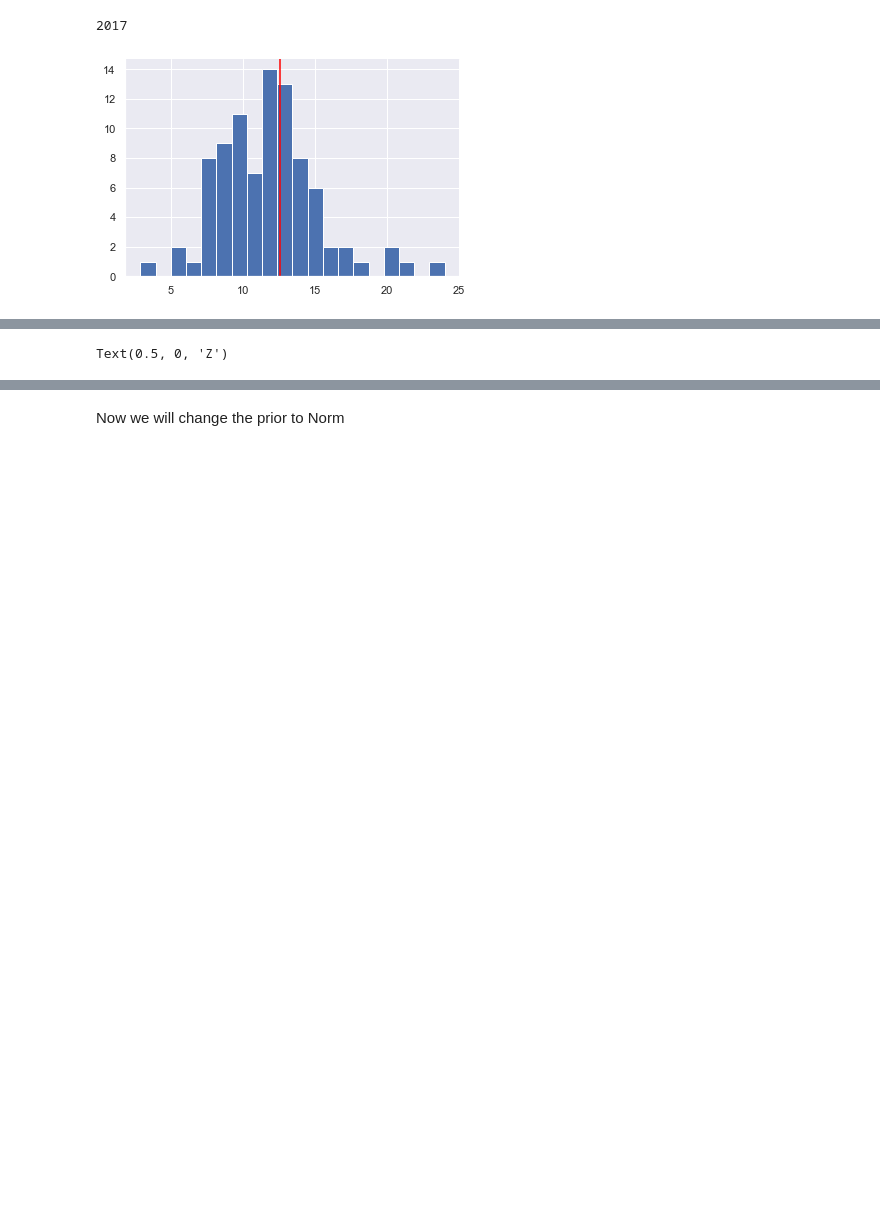
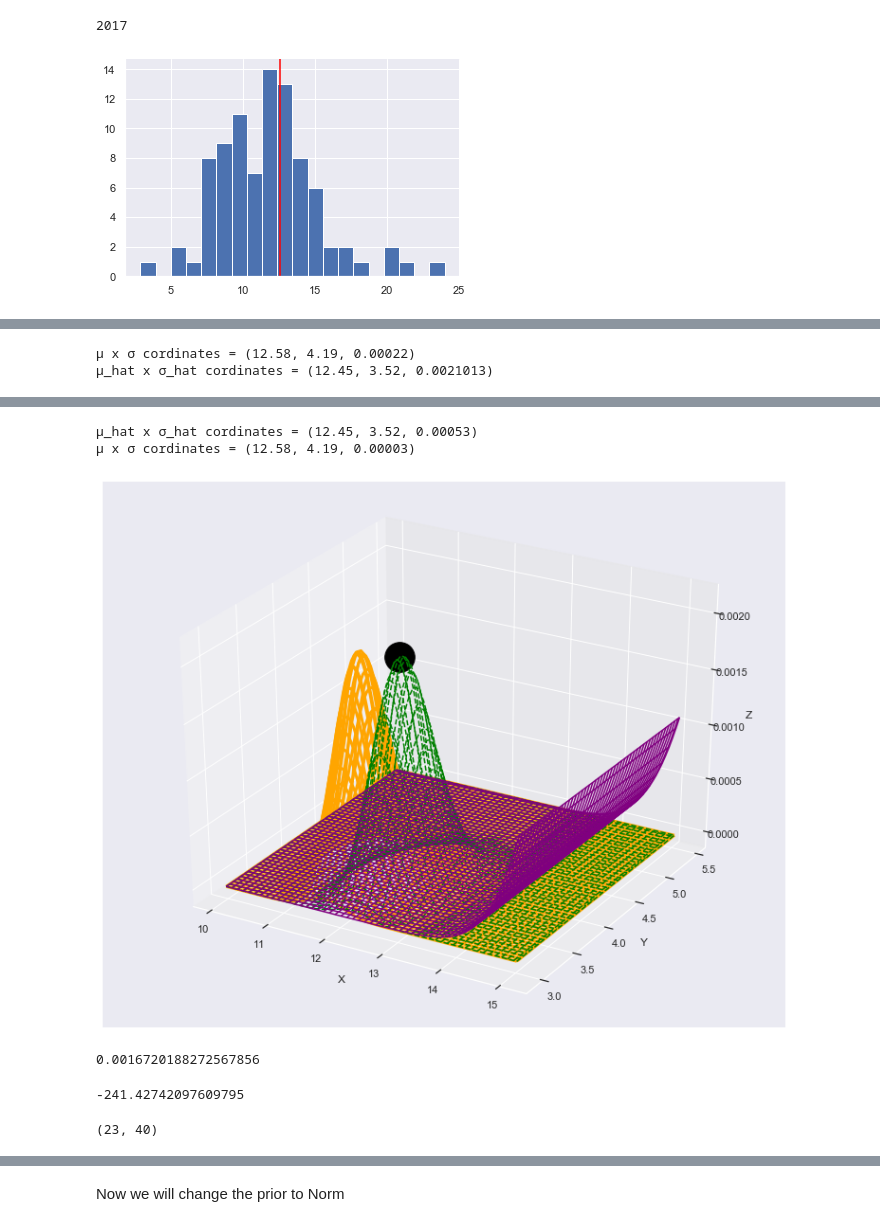
Before and after one commit to guygozlan/SciComPy_NBA, a Jupyter notebook: NBA_ver3.ipynb, the cells around one changed output, grey strips where cells are left out. Drawn from its saved outputs; the diff is of its cells as text; code cells hidden in the pictures; blank space fills up the shorter version.

```diff
--- a/NBA_ver3.ipynb
+++ b/NBA_ver3.ipynb
@@ -437,0 +436,17 @@ for μi, μ_ in enumerate(μ_range):
+# %%
+# Create grid and calc prior, likelihood and posterior for each
+μ_range = np.linspace(μ*0.8, μ*1.2, 100)
+σ_range = np.linspace(σ*0.7, σ*1.3, 100)
+
+X, Y = np.meshgrid(μ_range, σ_range)
+
+pri_grid_norm = np.empty([len(μ_range), len(σ_range)])
+lik_grid_norm = np.empty([len(μ_range), len(σ_range)])
+post_grid_norm = np.empty([len(μ_range), len(σ_range)])
+
+#TODO: make this function more efficient
+for μi, μ_ in enumerate(μ_range):
+    for σi, σ_ in enumerate(σ_range):
+        pri_grid_norm[σi][μi] = np.exp(log_prior_norm((μ_, σ_)))
+        lik_grid_norm[σi][μi] = np.exp(log_likelihood((μ_, σ_), one_pos_one_year_d))
+        post_grid_norm[σi][μi] = np.exp(log_posterior_norm((μ_, σ_), one_pos_one_year_d))
@@ -438,17 +457,35 @@ for μi, μ_ in enumerate(μ_range):
+# %%
+print (f'μ x σ cordinates = ({μ:.2f}, {σ:.2f}, {np.exp(log_posterior_norm((μ, σ), one_pos_one_year_d))/post_grid_norm.sum():.5f})')
+
+σ_hat_idx, μ_hat_idx = np.unravel_index(post_grid_norm.argmax(), post_grid_norm.shape)
+μ_hat, σ_hat = μ_range[μ_hat_idx], σ_range[σ_hat_idx]
+print (f'μ_hat x σ_hat cordinates = ({μ_hat:.2f}, {σ_hat:.2f}, {np.exp(log_posterior_norm((μ_hat, σ_hat), one_pos_one_year_d))/post_grid_norm.sum():.7f})')
+# %% [output]
+μ x σ cordinates = (12.58, 4.19, 0.00022)
+μ_hat x σ_hat cordinates = (12.45, 3.52, 0.0021013)
 # %%
+#TODO: Plot one plot with only prior
+
+print (f'μ_hat x σ_hat cordinates = ({μ_hat:.2f}, {σ_hat:.2f}, {np.exp(log_posterior_uni((μ_hat, σ_hat), one_pos_one_year_d))/post_grid_uni.sum():.5f})')
+print (f'μ x σ cordinates = ({μ:.2f}, {σ:.2f}, {np.exp(log_posterior_uni((μ, σ), one_pos_one_year_d))/post_grid_uni.sum():.5f})')
+# print (f'Max likelihood = {max(np.exp(log_posterior_norm((μ_hat, σ_hat), one_pos_one_year_d))/post_grid_norm.sum())}')
+
 fig = plt.figure(figsize=((10,8)))
 ax = Axes3D(fig)
-# ax.plot_surface(X, Y, pri_grid, rstride=1, cstride=1) #, cmap=cm.jet, linewidth=1, antialiased=True)
-# ax.plot_surface(X, Y, lik_grid)
-# ax.plot_surface(X, Y, post_grid)
-ax.plot_wireframe(X, Y, (lik_grid/lik_grid.sum()),  color='orange')
-ax.plot_wireframe(X, Y, (post_grid/post_grid.sum()), color='green', linestyle='--')
-# plt.xlabel('X')
+
+ax.plot_wireframe(X, Y, (lik_grid_norm/lik_grid_norm.sum()),  lw=3, color='orange')
+ax.plot_wireframe(X, Y, (post_grid_norm/post_grid_norm.sum()), color='green', linestyle='--')
+ax.plot_wireframe(X, Y, (pri_grid_norm/pri_grid_norm.sum()),  color='purple')
+
+ax.set_xlabel('X')
 ax.set_ylabel('Y')
 ax.set_zlabel('Z')
+ax.scatter([μ_hat], [σ_hat], [np.exp(log_posterior_norm((μ_hat, σ_hat), one_pos_one_year_d))/post_grid_norm.sum()], s=1000, color='black', label='$\hat{μ}$')
+ax.scatter([μ], [σ], [np.exp(log_posterior_norm((μ, σ), one_pos_one_year_d))/post_grid_norm.sum()], color='red', s=1000)
 # ax.scatter(m[i,0],m[i,1],m[i,2],color='b')
 # ax.scatter([μ_hat], [σ_hat], [np.exp(log_posterior_uni((μ_hat, σ_hat), one_pos_one_year_d))/post_grid.sum()], s=1000, color='red')
 # ax.scatter([μ], [σ], [np.exp(log_posterior_uni((μ, σ), one_pos_one_year_d))/post_grid.sum()], color='black', s=1000)
 # ax.zaxis._set_scale('log')
 # ax.yaxis.set_scale('log').yaxis.set_scale('log')
+plt.show()
 # %% [output]
@@ -457 +492,3 @@ ax.set_zlabel('Z')
-Text(0.5, 0, 'Z')
+μ_hat x σ_hat cordinates = (12.45, 3.52, 0.00053)
+μ x σ cordinates = (12.58, 4.19, 0.00003)
+[figure, added]
@@ -461,0 +495,12 @@ np.exp(log_likelihood((μ, σ), one_pos_one_year_d))
+# %%
+np.exp(log_posterior_norm((μ_hat, σ_hat), one_pos_one_year_d))/post_grid_norm.sum()
+# %% [output]
+0.0016720188272567856
+# %%
+log_posterior_norm((μ_hat, σ_hat), one_pos_one_year_d)
+# %% [output]
+-241.42742097609795
+# %%
+np.unravel_index(b.argmax(), b.shape)
+# %% [output]
+(23, 40)
```
Also changed, not shown: parts of 33 cells of this notebook.
